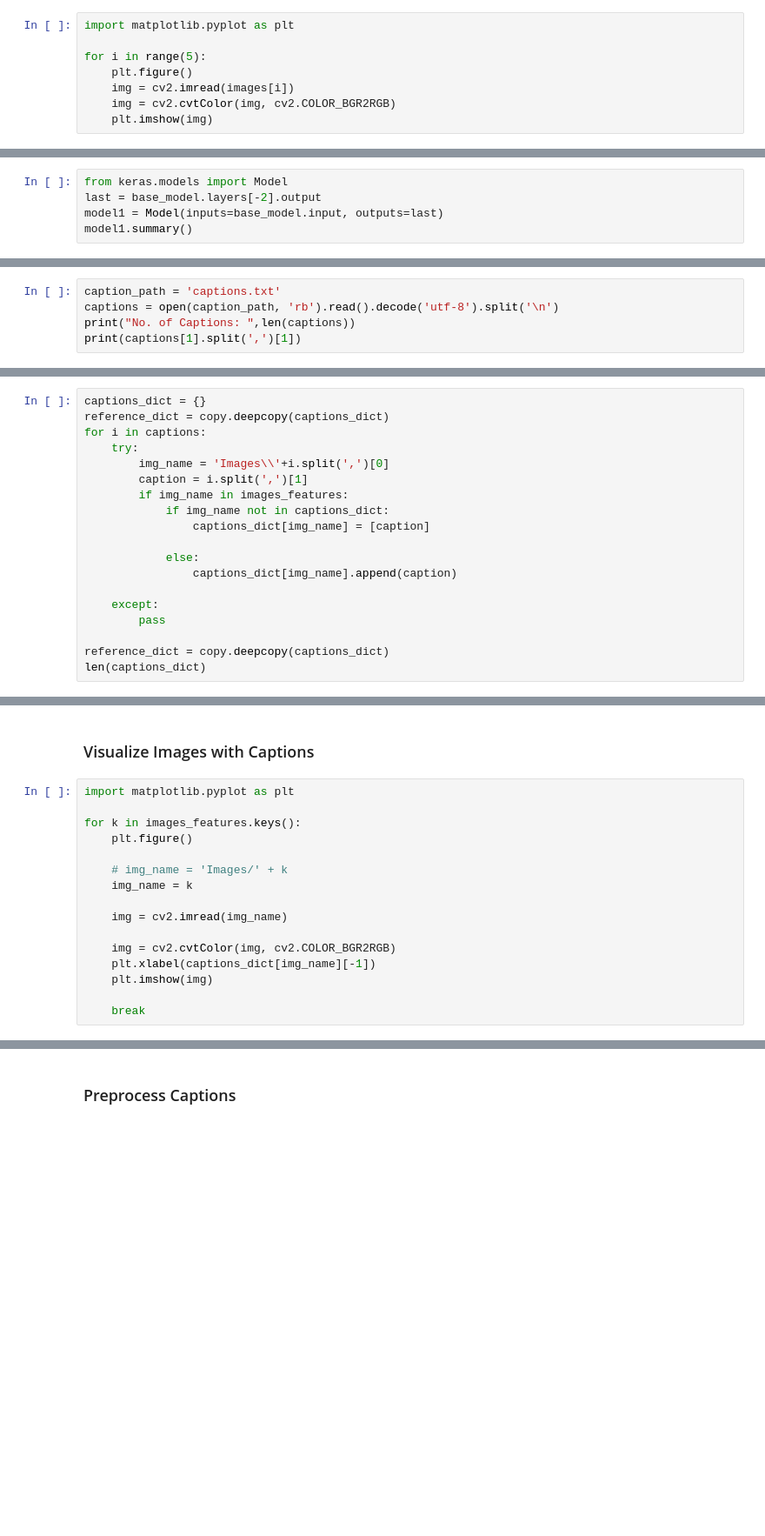
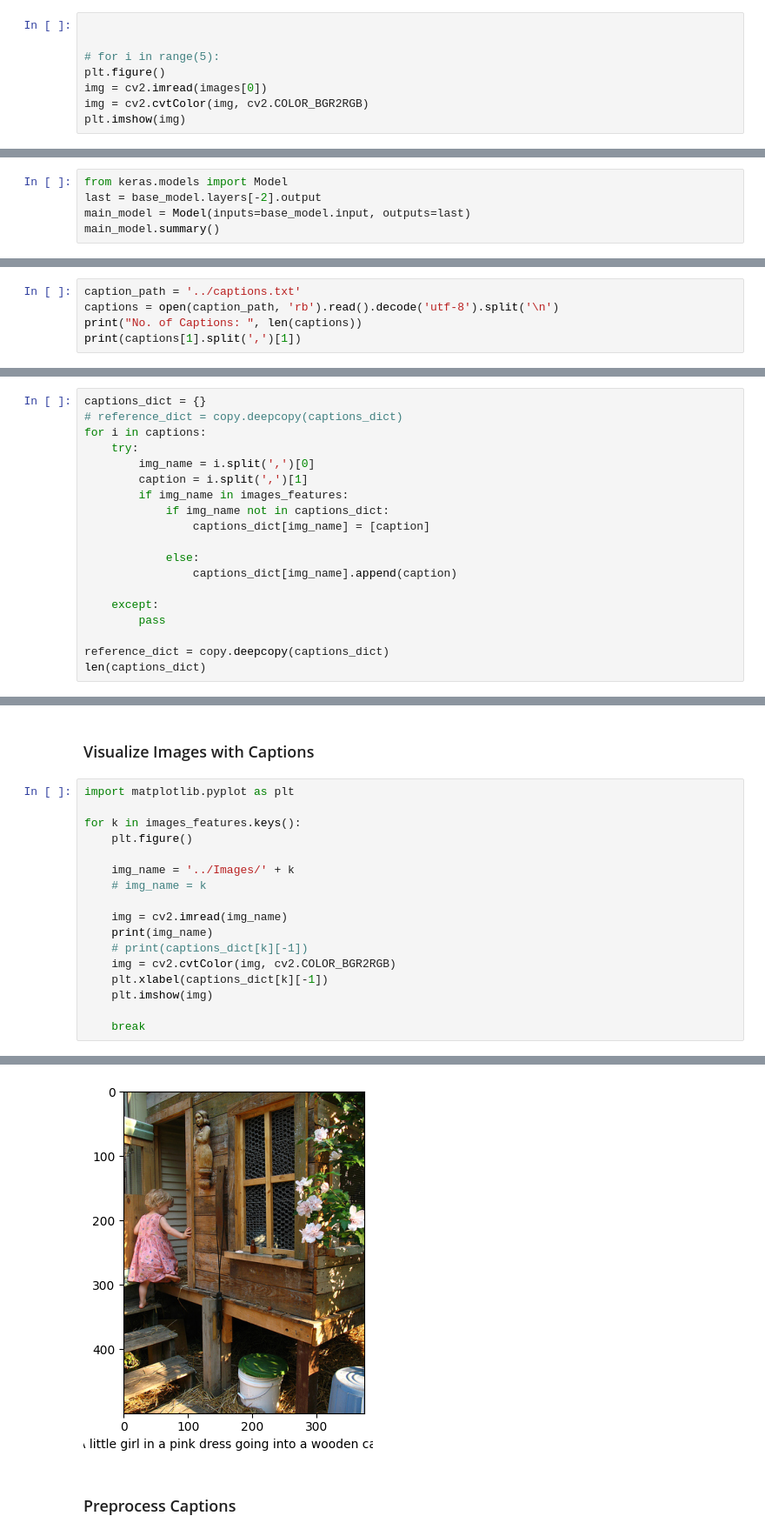
Before and after one commit to krosshykes/Image-Captioning, a Jupyter notebook: ResNet50V2/ResNet50V2.ipynb, the cells around one changed output, grey strips where cells are left out. Shown at 87% size. Saved outputs shown, nothing was run; the diff lists cells and outputs as text; blank space fills up the shorter version.

```diff
--- a/ResNet50V2/ResNet50V2.ipynb
+++ b/ResNet50V2/ResNet50V2.ipynb
@@ -26,11 +29,11 @@ List View:  ['Images\\1000268201_693b08cb0e.jpg', 'Images\\1001773457_577c3a7d70
 # %% [markdown]
 ### View Sample Images
 # %%
-import matplotlib.pyplot as plt
 
-for i in range(5):
-    plt.figure()
-    img = cv2.imread(images[i])
-    img = cv2.cvtColor(img, cv2.COLOR_BGR2RGB)
-    plt.imshow(img)
+
+# for i in range(5):
+plt.figure()
+img = cv2.imread(images[0])
+img = cv2.cvtColor(img, cv2.COLOR_BGR2RGB)
+plt.imshow(img)
 # %% [output]
@@ -69,8 +69,8 @@ ________________________________________________________________________________
 # %%
 from keras.models import Model
 last = base_model.layers[-2].output
-model1 = Model(inputs=base_model.input, outputs=last)
-model1.summary()
+main_model = Model(inputs=base_model.input, outputs=last)
+main_model.summary()
 # %% [output]
 Model: "model"
 __________________________________________________________________________________________________
@@ -120,7 +145,7 @@ print("Number of Features: ",len(images_features))
 # %% [markdown]
 ### Load Captions
 # %%
-caption_path = 'captions.txt'
+caption_path = '../captions.txt'
 captions = open(caption_path, 'rb').read().decode('utf-8').split('\n')
-print("No. of Captions: ",len(captions))
+print("No. of Captions: ", len(captions))
 print(captions[1].split(',')[1])
@@ -128,10 +156,10 @@ print(captions[1].split(',')[1])
 ### Map Images to Captions
 # %%
 captions_dict = {}
-reference_dict = copy.deepcopy(captions_dict)
+# reference_dict = copy.deepcopy(captions_dict)
 for i in captions:
     try:
-        img_name = 'Images\\'+i.split(',')[0]
+        img_name = i.split(',')[0]
         caption = i.split(',')[1]
         if img_name in images_features:
             if img_name not in captions_dict:
@@ -158,13 +188,15 @@ import matplotlib.pyplot as plt
 for k in images_features.keys():
     plt.figure()
 
-    # img_name = 'Images/' + k
-    img_name = k
+    img_name = '../Images/' + k
+    # img_name = k
 
     img = cv2.imread(img_name)
-
+    print(img_name)
+    # print(captions_dict[k][-1])
     img = cv2.cvtColor(img, cv2.COLOR_BGR2RGB)
-    plt.xlabel(captions_dict[img_name][-1])
+    plt.xlabel(captions_dict[k][-1])
     plt.imshow(img)
 
     break
+# %% [output]
@@ -171,3 +204,4 @@ for k in images_features.keys():
+[figure, added]
 # %% [markdown]
 ### Preprocess Captions
 # %%
```
Also changed, not shown: parts of 26 cells of this notebook, 1 other file.
